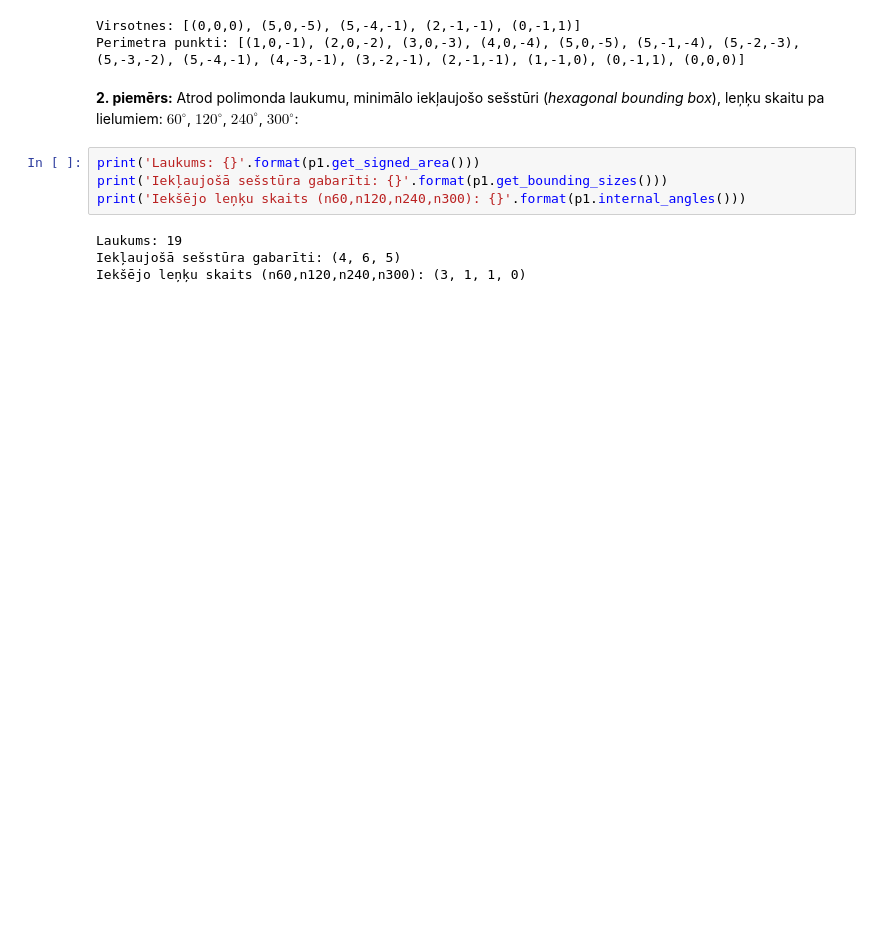
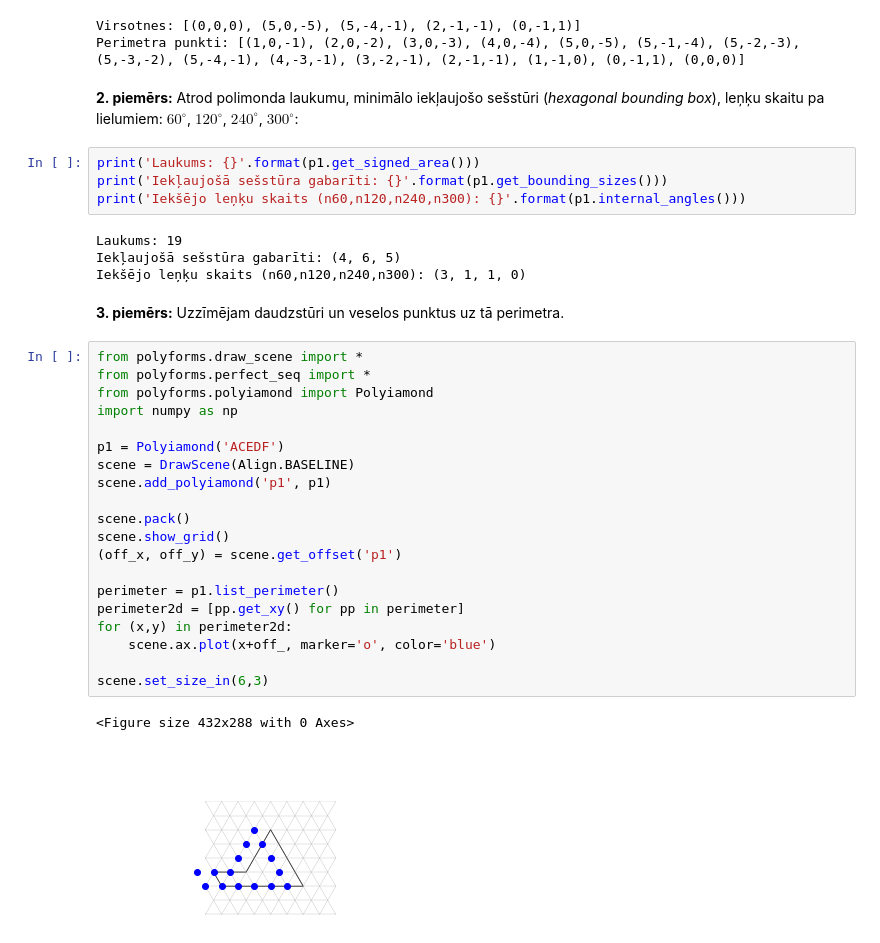
Before and after one commit to kapsitis/polimondi, a Jupyter notebook: polyforms/docs/polyforms_demo.ipynb, the cells around one changed output. Saved outputs shown, nothing was run; the diff lists cells and outputs as text; blank space fills up the shorter version.

```diff
--- a/polyforms/docs/polyforms_demo.ipynb
+++ b/polyforms/docs/polyforms_demo.ipynb
@@ -22,3 +22,28 @@ print('Iekšējo leņķu skaits (n60,n120,n240,n300): {}'.format(p1.internal_ang
 Laukums: 19
 Iekļaujošā sešstūra gabarīti: (4, 6, 5)
 Iekšējo leņķu skaits (n60,n120,n240,n300): (3, 1, 1, 0)
+# %% [markdown]
+**3. piemērs:** Uzzīmējam daudzstūri un veselos punktus uz tā perimetra.
+# %%
+from polyforms.draw_scene import *
+from polyforms.perfect_seq import *
+from polyforms.polyiamond import Polyiamond
+import numpy as np
+
+p1 = Polyiamond('ACEDF')
+scene = DrawScene(Align.BASELINE)
+scene.add_polyiamond('p1', p1)
+
+scene.pack()
+scene.show_grid()
+(off_x, off_y) = scene.get_offset('p1')
+
+perimeter = p1.list_perimeter()
+perimeter2d = [pp.get_xy() for pp in perimeter]
+for (x,y) in perimeter2d:
+    scene.ax.plot(x+off_, marker='o', color='blue')
+
+scene.set_size_in(6,3)
+# %% [output]
+<Figure size 432x288 with 0 Axes>
+[figure, added]
```
Also changed, not shown: parts of 3 cells of this notebook, 8 other files.
